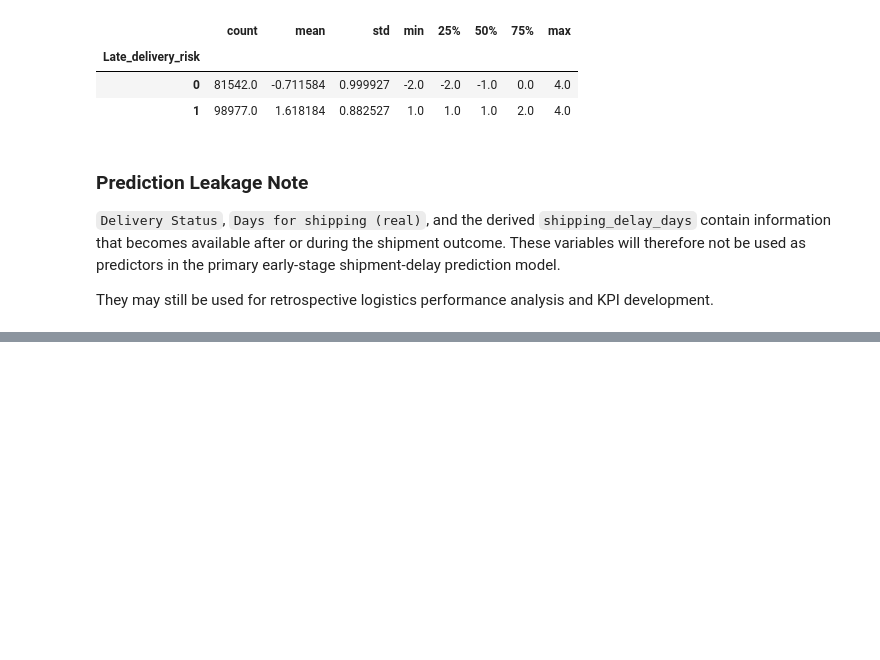
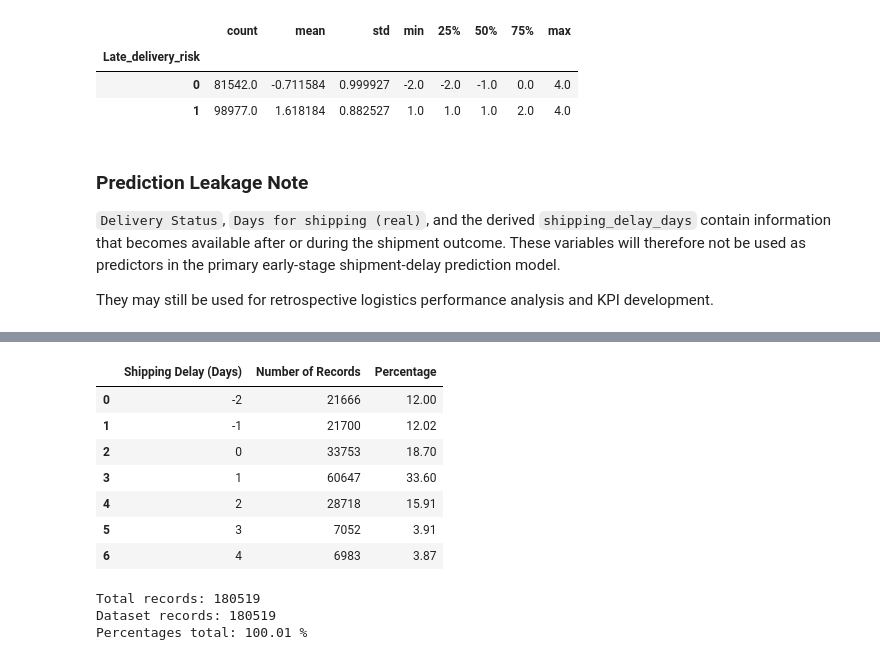
Before and after one commit to divyamohan6388-droid/Logistics-Analytics-Shipment-Delay-Prediction, a Jupyter notebook: notebooks/01_data_understanding.ipynb, the cells around one changed output, grey strips where cells are left out. Cells and saved outputs as stored; diff of their text form; code cells hidden in the pictures; blank space fills up the shorter version.

```diff
--- a/notebooks/01_data_understanding.ipynb
+++ b/notebooks/01_data_understanding.ipynb
@@ -628,0 +844,41 @@ They may still be used for retrospective logistics performance analysis and KPI
+# %%
+# Count each observed shipping-delay value
+
+delay_distribution = (
+    df_clean["shipping_delay_days"]
+    .value_counts()
+    .sort_index()
+    .rename_axis("Shipping Delay (Days)")
+    .reset_index(name="Number of Records")
+)
+
+delay_distribution["Percentage"] = (
+    delay_distribution["Number of Records"]
+    / len(df_clean) * 100
+).round(2)
+
+display(delay_distribution)
+# %% [output]
+|  | Shipping Delay (Days) | Number of Records | Percentage |
+| 0 | -2 | 21666 | 12.00 |
+| 1 | -1 | 21700 | 12.02 |
+| 2 | 0 | 33753 | 18.70 |
+| 3 | 1 | 60647 | 33.60 |
+| 4 | 2 | 28718 | 15.91 |
+| 5 | 3 | 7052 | 3.91 |
+| 6 | 4 | 6983 | 3.87 |
+# %%
+# Validate the shipping-delay distribution
+
+print("Total records:", delay_distribution["Number of Records"].sum())
+print("Dataset records:", len(df_clean))
+
+print(
+    "Percentages total:",
+    round(delay_distribution["Percentage"].sum(), 2),
+    "%"
+)
+# %% [output]
+Total records: 180519
+Dataset records: 180519
+Percentages total: 100.01 %
```
Also changed, not shown: parts of 12 cells of this notebook.
